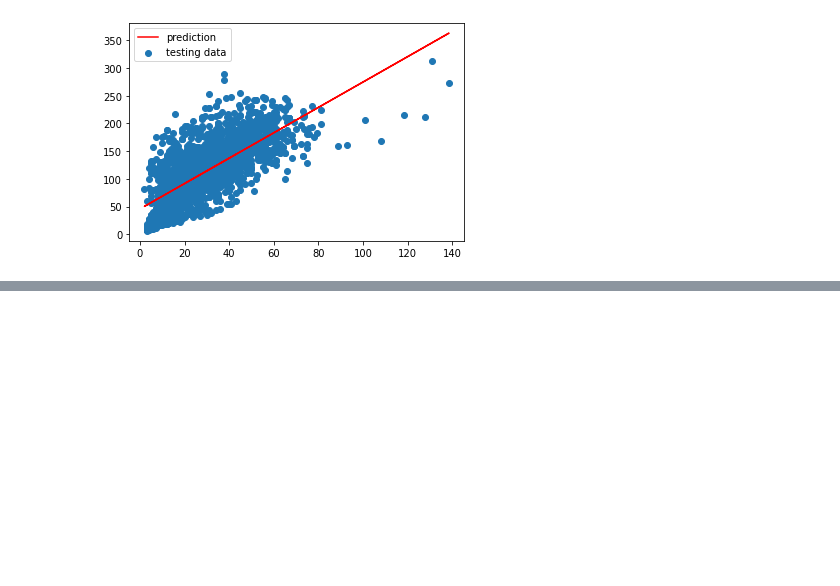
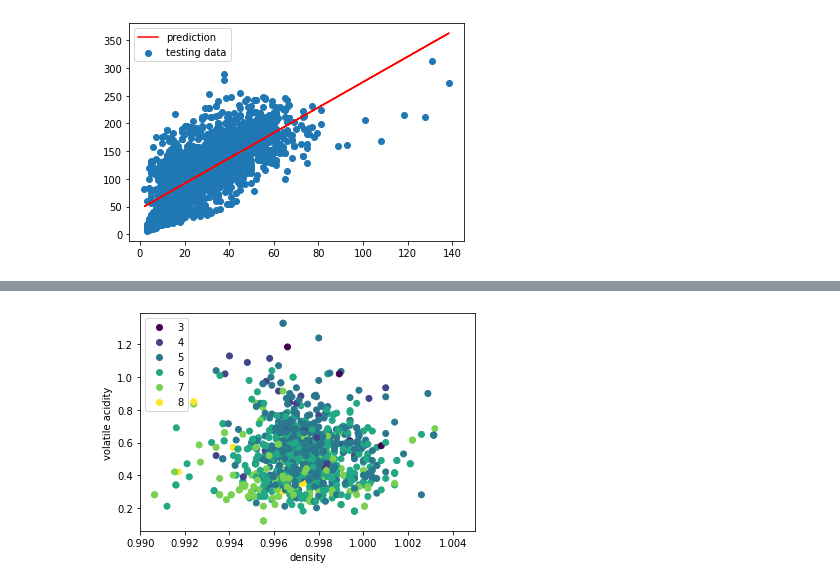
Before and after one commit to udicr/PyEx, a Jupyter notebook: notebooks/DataScience.ipynb, the cells around one changed output, grey strips where cells are left out. Saved outputs shown, nothing was run; the diff lists cells and outputs as text; code cells hidden in the pictures; blank space fills up the shorter version.

```diff
--- a/notebooks/DataScience.ipynb
+++ b/notebooks/DataScience.ipynb
@@ -200,0 +248,10 @@ model.score(X_test,Y_test)
+# %%
+colors = [int(item) for item in winequality_df[:1000]['quality']]
+scatter = plt.scatter(winequality_df[:1000]['density'],winequality_df[:1000]['volatile acidity'], c=colors)
+plt.xlabel('density')
+plt.xlim(0.99,1.005)
+plt.ylabel('volatile acidity')
+plt.legend(handles=scatter.legend_elements()[0],labels=range(3,10))
+plt.show()
+# %% [output]
+[figure, added]
```
Also changed, not shown: parts of 15 cells of this notebook.
